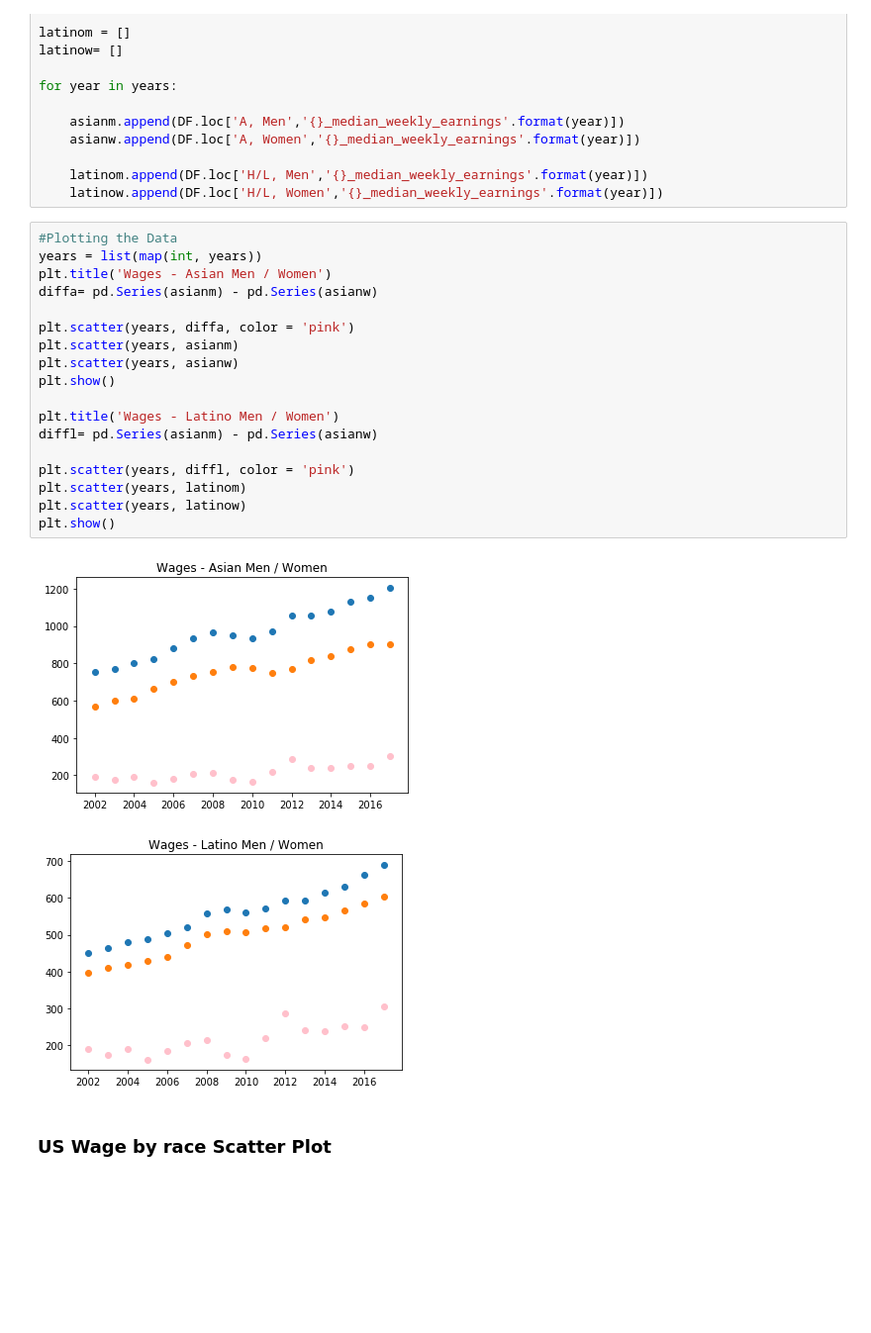
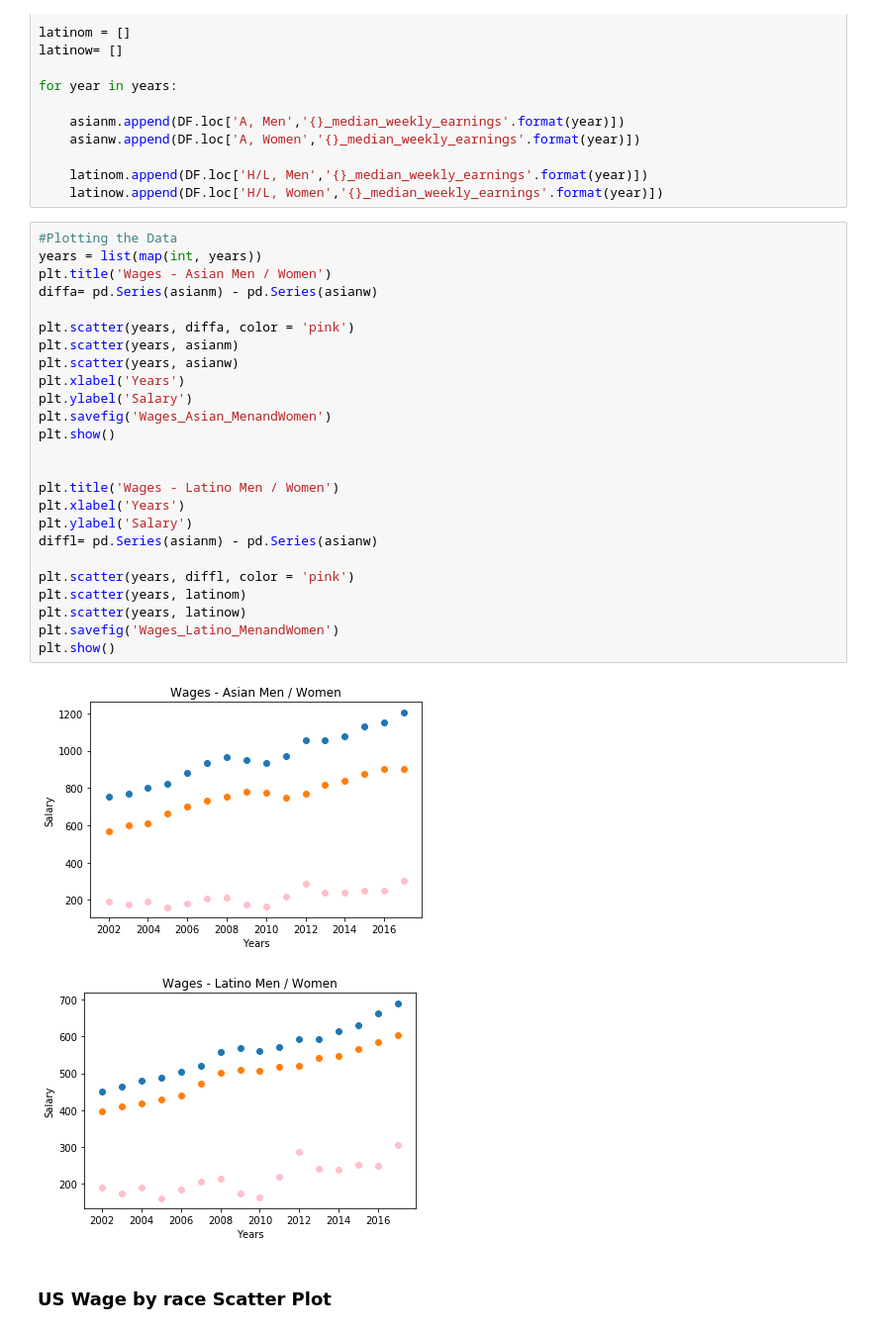
Before and after one commit to ejackson815/Project1, a Jupyter notebook: Analysis_Code/Final Analysis.ipynb, the cells around one changed output. Shown: that part at 99% size. Cells and saved outputs as stored; diff of their text form; blank space fills up the shorter version.

```diff
--- a/Analysis_Code/Final Analysis.ipynb
+++ b/Analysis_Code/Final Analysis.ipynb
@@ -33,24 +33,31 @@ for year in years:
 # %%
 #Plotting the Data
 years = list(map(int, years))
 plt.title('Wages - Asian Men / Women')
 diffa= pd.Series(asianm) - pd.Series(asianw)
 
 plt.scatter(years, diffa, color = 'pink')
 plt.scatter(years, asianm)
 plt.scatter(years, asianw)
+plt.xlabel('Years')
+plt.ylabel('Salary')
+plt.savefig('Wages_Asian_MenandWomen')
 plt.show()
 
+
 plt.title('Wages - Latino Men / Women')
+plt.xlabel('Years')
+plt.ylabel('Salary')
 diffl= pd.Series(asianm) - pd.Series(asianw)
 
 plt.scatter(years, diffl, color = 'pink')
 plt.scatter(years, latinom)
 plt.scatter(years, latinow)
+plt.savefig('Wages_Latino_MenandWomen')
 plt.show()
 # %% [output]
-[figure, old version]
+[figure, new version]
-[figure, old version]
+[figure, new version]
 # %% [markdown]
 ### US Wage by race Scatter Plot
 # %%
```
Also changed, not shown: parts of 1 cell of this notebook, 4 other files.
